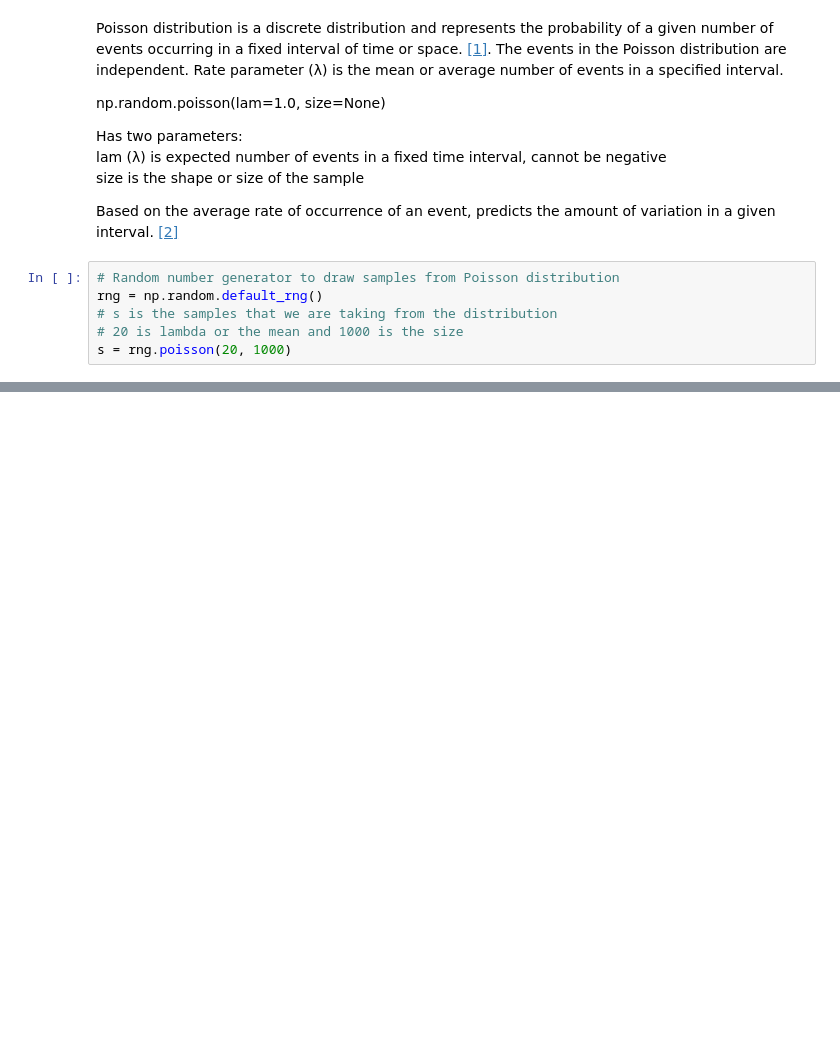
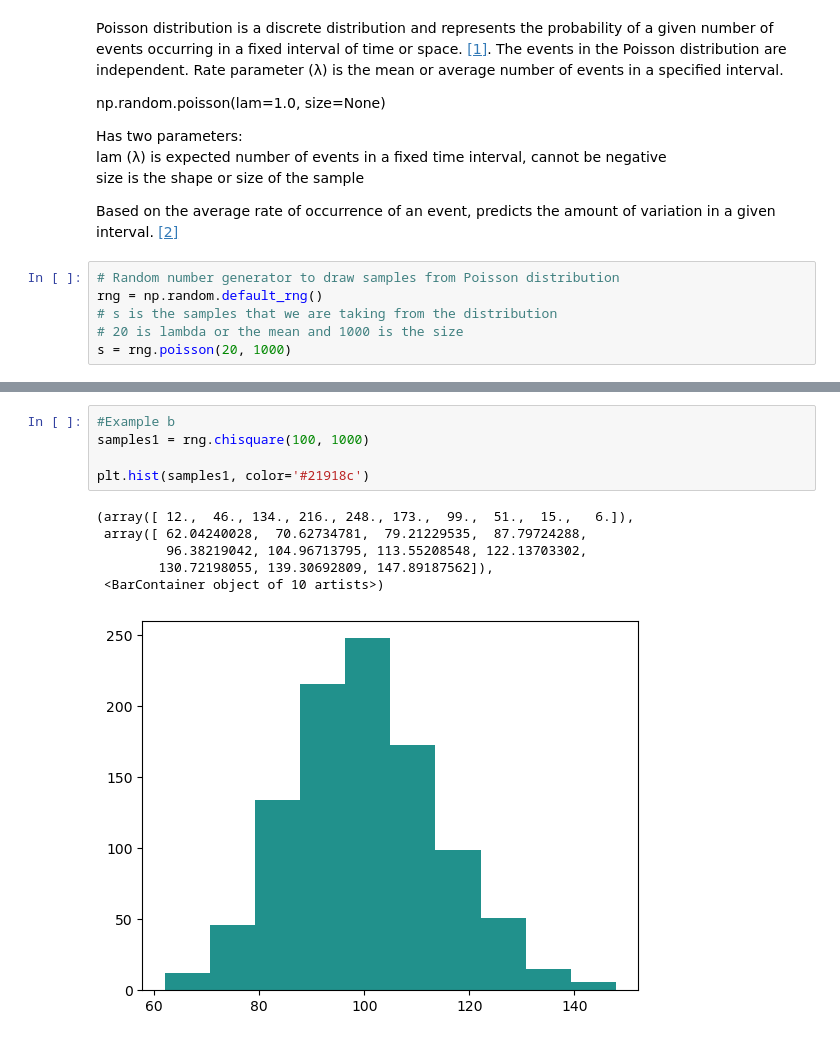
Before and after one commit to Tanja888/funddata-assessment, a Jupyter notebook: practicals/02-randomness-exercises.ipynb, the cells around one changed output, grey strips where cells are left out. Saved outputs shown, nothing was run; the diff lists cells and outputs as text; blank space fills up the shorter version.

```diff
--- a/practicals/02-randomness-exercises.ipynb
+++ b/practicals/02-randomness-exercises.ipynb
@@ -459,0 +480,12 @@ plt.hist(s)
+# %%
+#Example b
+samples1 = rng.chisquare(100, 1000)
+
+plt.hist(samples1, color='#21918c')
+# %% [output]
+(array([ 12.,  46., 134., 216., 248., 173.,  99.,  51.,  15.,   6.]),
+ array([ 62.04240028,  70.62734781,  79.21229535,  87.79724288,
+         96.38219042, 104.96713795, 113.55208548, 122.13703302,
+        130.72198055, 139.30692809, 147.89187562]),
+ <BarContainer object of 10 artists>)
+[figure, added]
```
Also changed, not shown: parts of 22 cells of this notebook.
